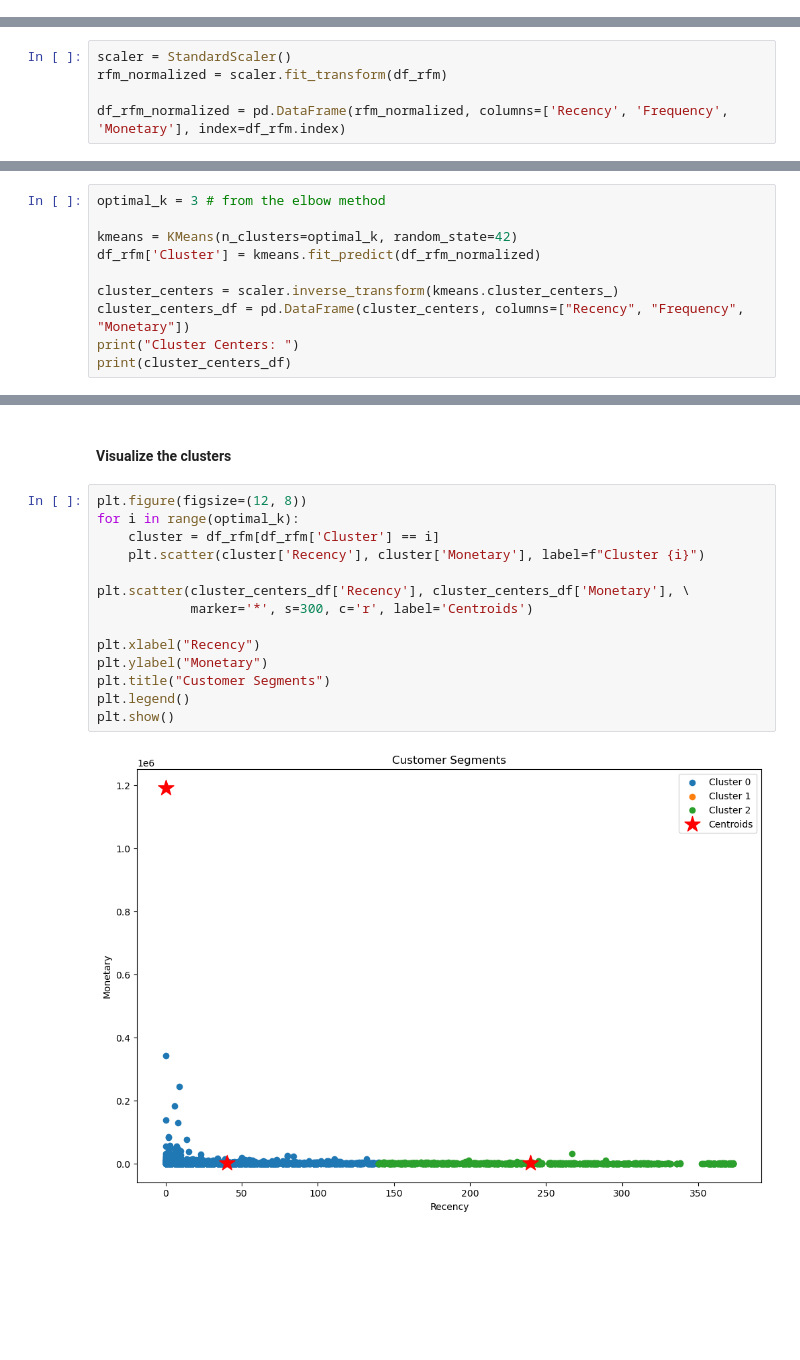
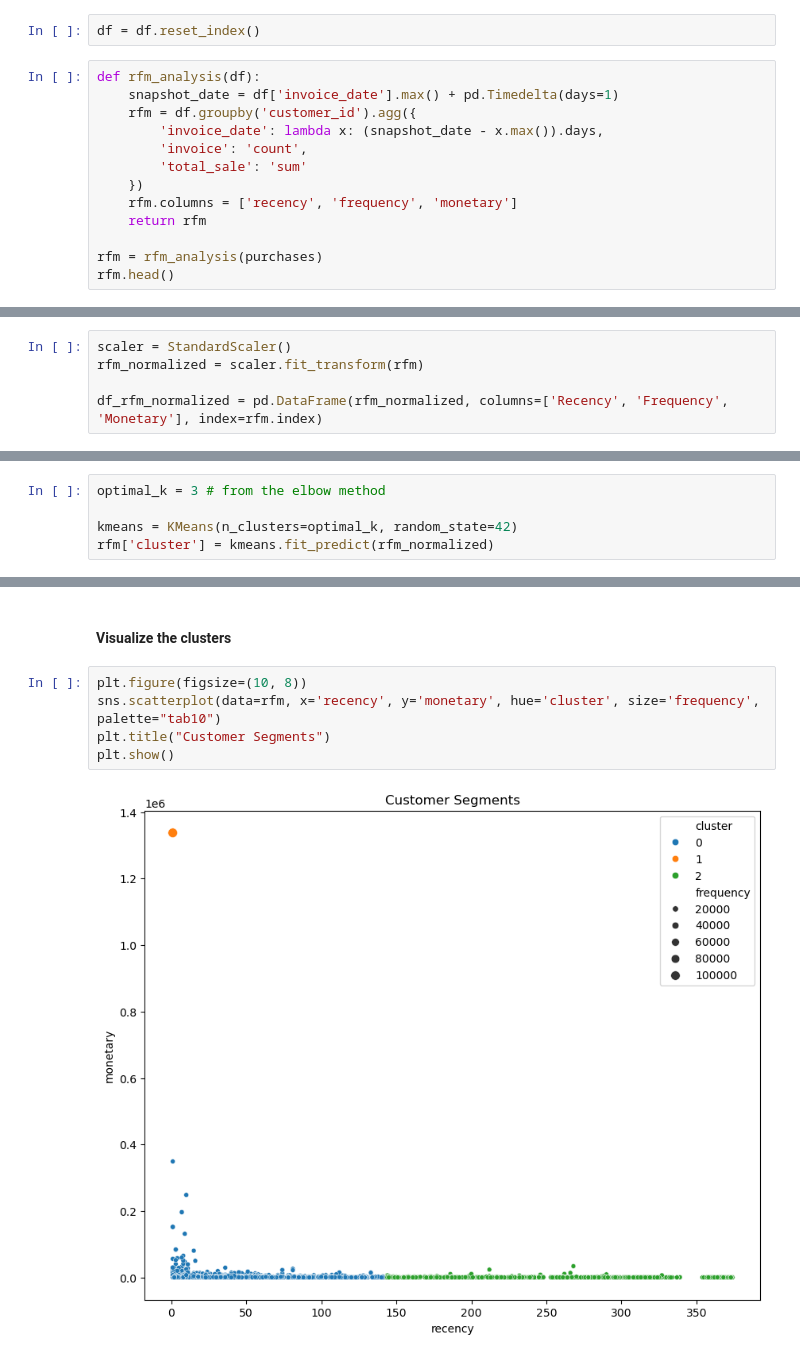
Before and after one commit to amoghshakya/big-data-retail-analysis, a Jupyter notebook: notebook.ipynb, the cells around one changed output, grey strips where cells are left out. Drawn from its saved outputs; the diff is of its cells as text; blank space fills up the shorter version.

```diff
--- a/notebook.ipynb
+++ b/notebook.ipynb
@@ -507,0 +384,15 @@ plt.show()
+# %%
+df = df.reset_index()
+# %%
+def rfm_analysis(df):
+    snapshot_date = df['invoice_date'].max() + pd.Timedelta(days=1)
+    rfm = df.groupby('customer_id').agg({
+        'invoice_date': lambda x: (snapshot_date - x.max()).days,
+        'invoice': 'count',
+        'total_sale': 'sum'
+    })
+    rfm.columns = ['recency', 'frequency', 'monetary']
+    return rfm
+
+rfm = rfm_analysis(purchases)
+rfm.head()
@@ -558,9 +410,9 @@ customer_id
 ### Normalizing the data
 # %%
 scaler = StandardScaler()
-rfm_normalized = scaler.fit_transform(df_rfm)
+rfm_normalized = scaler.fit_transform(rfm)
 
-df_rfm_normalized = pd.DataFrame(rfm_normalized, columns=['Recency', 'Frequency', 'Monetary'], index=df_rfm.index)
+df_rfm_normalized = pd.DataFrame(rfm_normalized, columns=['Recency', 'Frequency', 'Monetary'], index=rfm.index)
 # %% [markdown]
 ### Clustering (K-means)
 # %%
@@ -585,9 +437,4 @@ plt.show()
 optimal_k = 3 # from the elbow method
 
 kmeans = KMeans(n_clusters=optimal_k, random_state=42)
-df_rfm['Cluster'] = kmeans.fit_predict(df_rfm_normalized)
-
-cluster_centers = scaler.inverse_transform(kmeans.cluster_centers_)
-cluster_centers_df = pd.DataFrame(cluster_centers, columns=["Recency", "Frequency", "Monetary"])
-print("Cluster Centers: ")
-print(cluster_centers_df)
+rfm['cluster'] = kmeans.fit_predict(rfm_normalized)
@@ -600,19 +441,10 @@ Cluster Centers:
 # %% [markdown]
 #### Visualize the clusters
 # %%
-plt.figure(figsize=(12, 8))
-for i in range(optimal_k):
-    cluster = df_rfm[df_rfm['Cluster'] == i]
-    plt.scatter(cluster['Recency'], cluster['Monetary'], label=f"Cluster {i}")
-
-plt.scatter(cluster_centers_df['Recency'], cluster_centers_df['Monetary'], \
-            marker='*', s=300, c='r', label='Centroids')
-
-plt.xlabel("Recency")
-plt.ylabel("Monetary")
+plt.figure(figsize=(10, 8))
+sns.scatterplot(data=rfm, x='recency', y='monetary', hue='cluster', size='frequency', palette="tab10")
 plt.title("Customer Segments")
-plt.legend()
 plt.show()
 # %% [output]
-[figure, old version]
+[figure, new version]
 # %%
```
Also changed, not shown: parts of 43 cells of this notebook.
